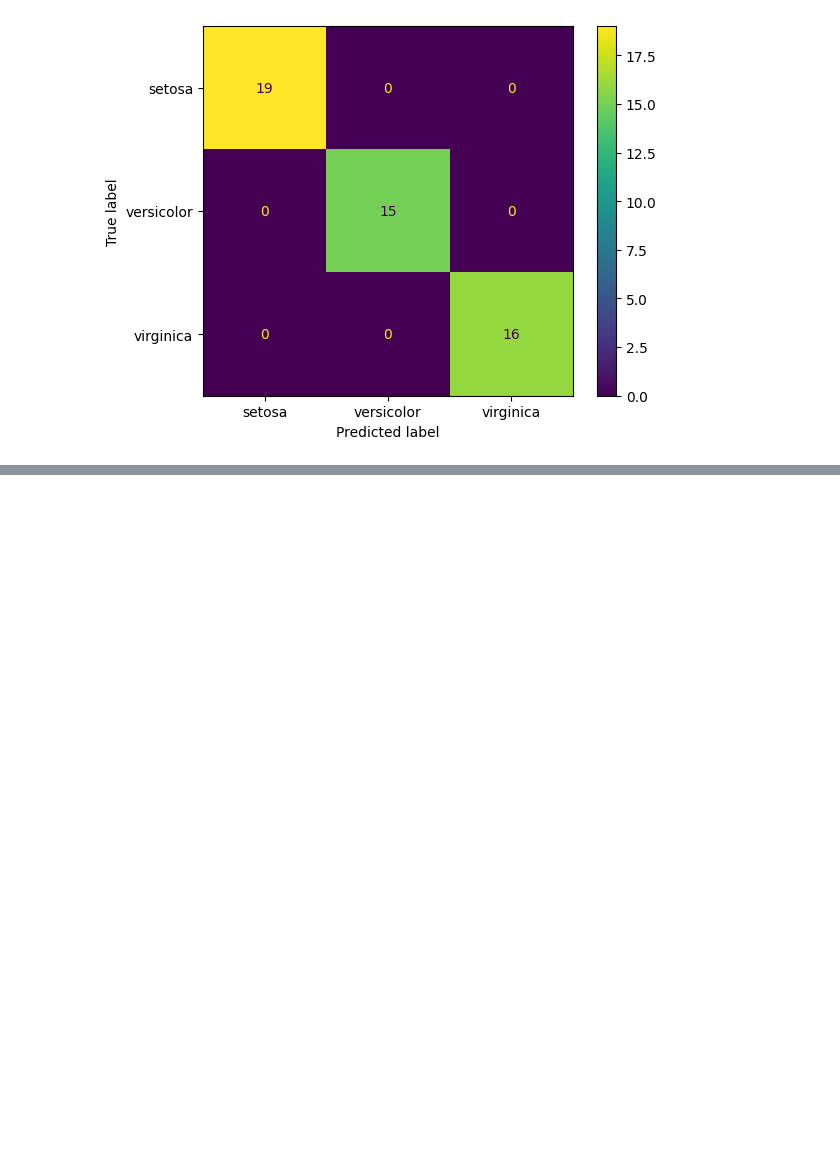
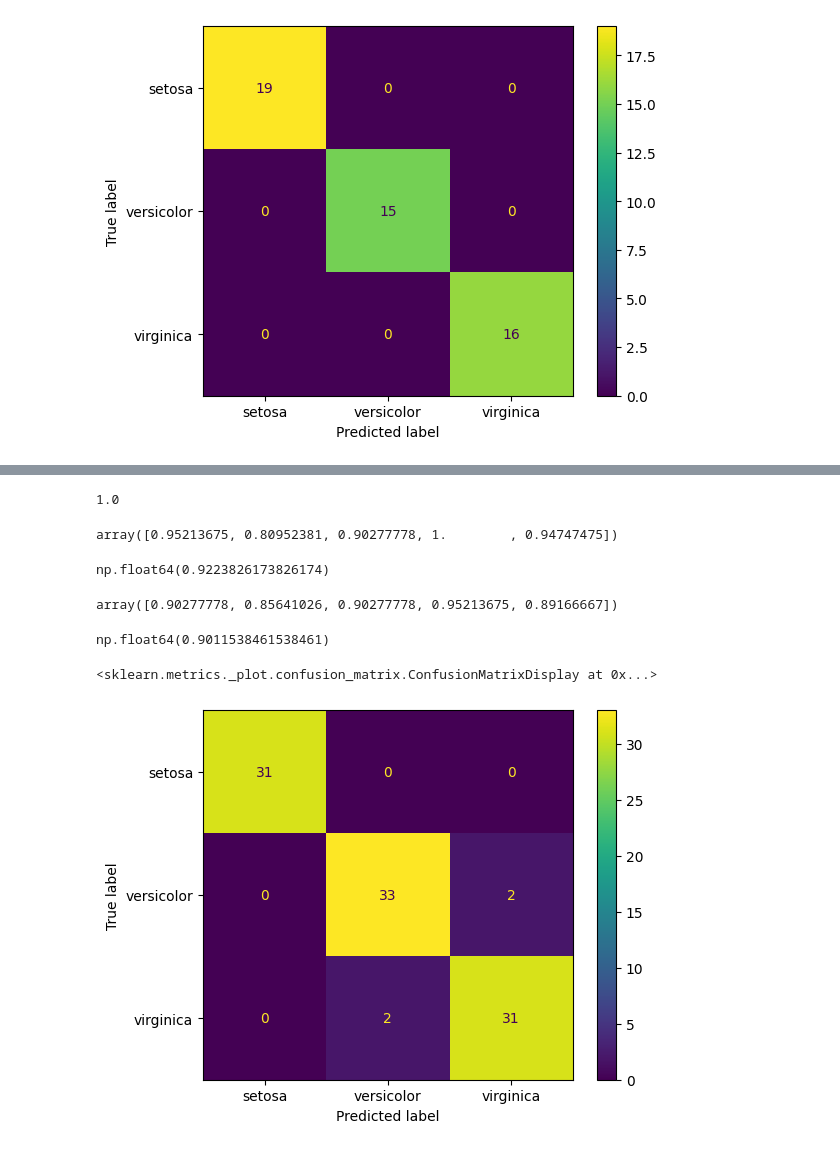
Before and after one commit to utkarshg1/ML-5-7-weekend-, a Jupyter notebook: 13 KNN and SVM/KNNandSVM.ipynb, the cells around one changed output, grey strips where cells are left out. Saved outputs shown, nothing was run; the diff lists cells and outputs as text; code cells hidden in the pictures; blank space fills up the shorter version.

```diff
--- a/13 KNN and SVM/KNNandSVM.ipynb
+++ b/13 KNN and SVM/KNNandSVM.ipynb
@@ -243,0 +289,4 @@ ConfusionMatrixDisplay.from_estimator(best_knn, xtest, ytest)
+# %%
+from sklearn.svm import SVC
+svm_model = SVC(probability=True)
+svm_model.fit(xtrain, ytrain)
@@ -243,0 +301,28 @@ ConfusionMatrixDisplay.from_estimator(best_knn, xtest, ytest)
+# %%
+svm_model.score(xtest, ytest)
+# %% [output]
+1.0
+# %%
+from sklearn.model_selection import cross_val_score
+scores = cross_val_score(svm_model, xtrain, ytrain, cv=5, scoring="f1_macro")
+scores
+# %% [output]
+array([0.95213675, 0.80952381, 0.90277778, 1.        , 0.94747475])
+# %%
+scores.mean()
+# %% [output]
+np.float64(0.9223826173826174)
+# %%
+scores_knn = cross_val_score(best_knn, xtrain, ytrain, cv=5, scoring="f1_macro")
+scores_knn
+# %% [output]
+array([0.90277778, 0.85641026, 0.90277778, 0.95213675, 0.89166667])
+# %%
+scores_knn.mean()
+# %% [output]
+np.float64(0.9011538461538461)
+# %%
+ConfusionMatrixDisplay.from_estimator(svm_model, xtrain, ytrain)
+# %% [output]
+<sklearn.metrics._plot.confusion_matrix.ConfusionMatrixDisplay at 0x...>
+[figure, added]
```
Also changed, not shown: parts of 26 cells of this notebook, 1 other file.
